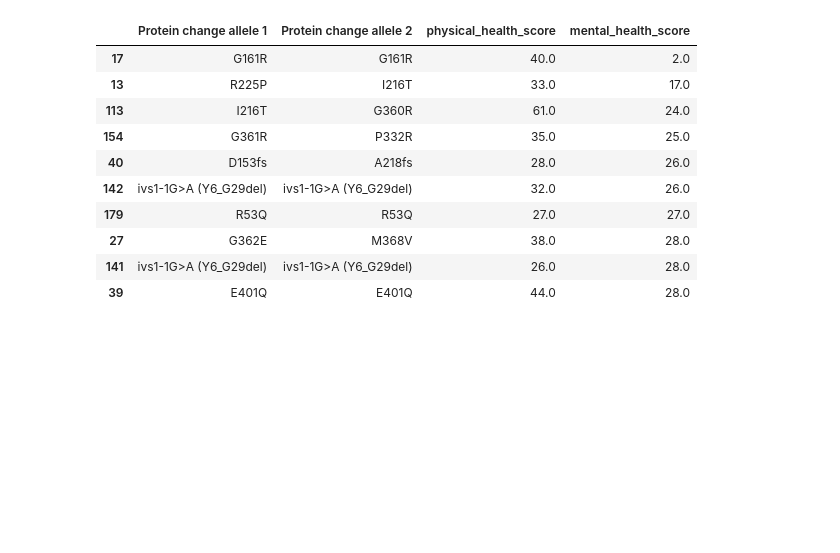
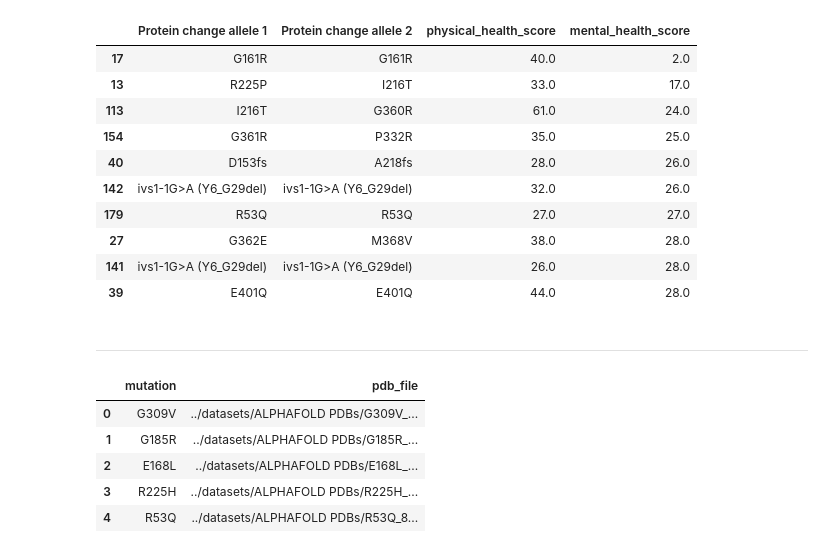
Before and after one commit to g-lago8/CHL-Project, a Jupyter notebook: notebooks/datascienziando.ipynb, the cells around one changed output. Cells and saved outputs as stored; diff of their text form; code cells hidden in the pictures; blank space fills up the shorter version.

Commit message:
added dataset with metric and started to analize it

```diff
--- a/notebooks/datascienziando.ipynb
+++ b/notebooks/datascienziando.ipynb
@@ -220,3 +220,17 @@ df.nsmallest(10, 'mental_health_score')[['Protein change allele 1 ', 'Protein ch
 | 27 | G362E | M368V | 38.0 | 28.0 |
 | 141 | ivs1-1G>A (Y6_G29del) | ivs1-1G>A (Y6_G29del) | 26.0 | 28.0 |
 | 39 | E401Q | E401Q | 44.0 | 28.0 |
+# %% [markdown]
+---
+# %%
+import pandas as pd
+df_pdb = pd.read_csv('../datasets/pdb_files.csv')
+# %%
+df_pdb.head()
+# %% [output]
+|  | mutation | pdb_file |
+| 0 | G309V | ../datasets/ALPHAFOLD PDBs/G309V_... |
+| 1 | G185R | ../datasets/ALPHAFOLD PDBs/G185R_... |
+| 2 | E168L | ../datasets/ALPHAFOLD PDBs/E168L_... |
+| 3 | R225H | ../datasets/ALPHAFOLD PDBs/R225H_... |
+| 4 | R53Q | ../datasets/ALPHAFOLD PDBs/R53Q_8... |
```
Also changed, not shown: parts of 3 cells of this notebook, 2 other files.
